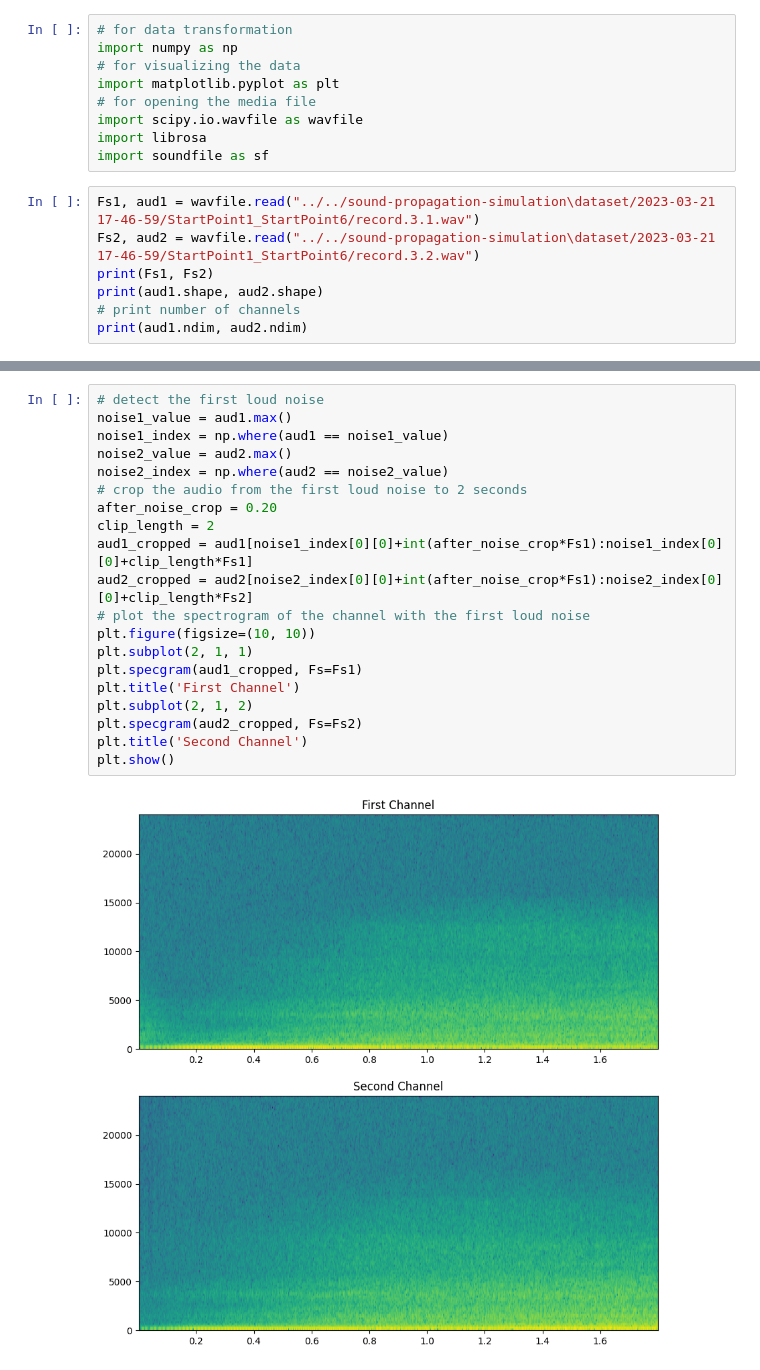
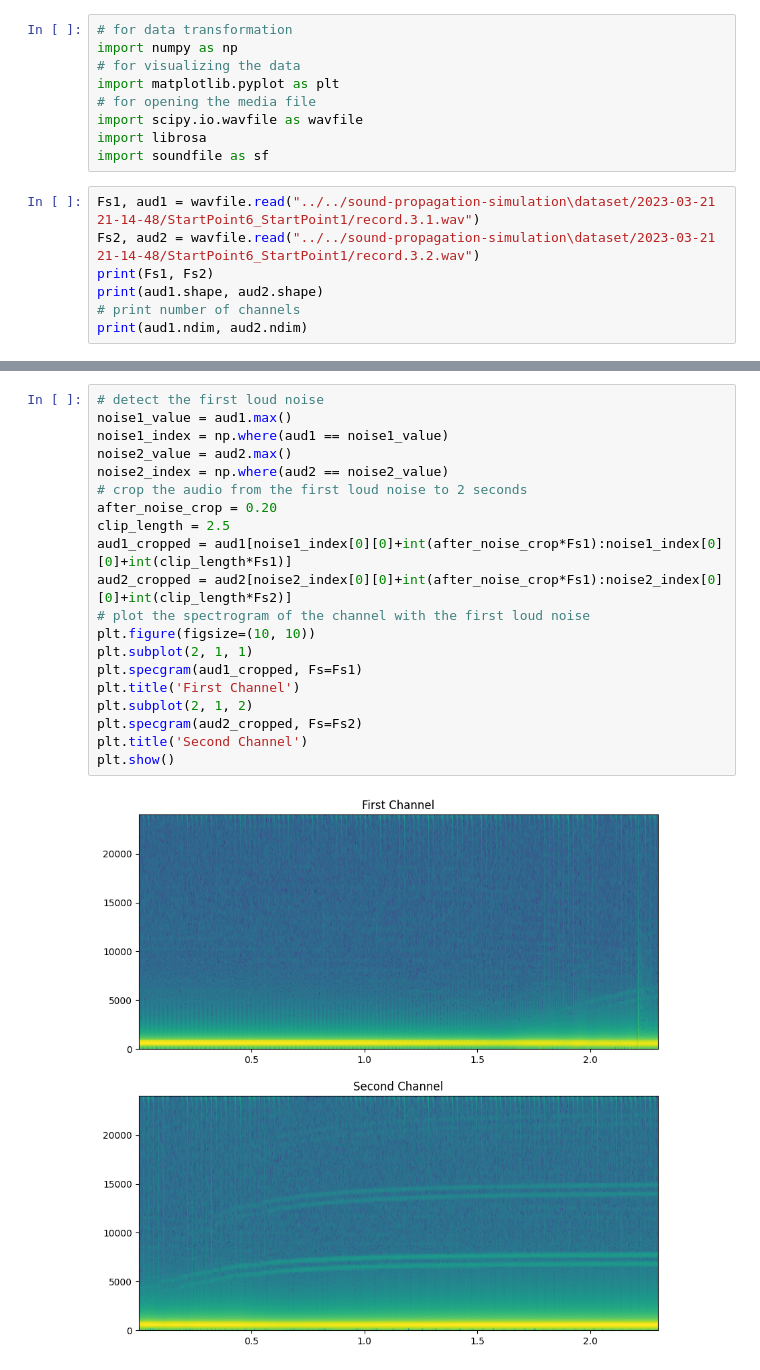
Before and after one commit to DoSomeWaffles/master_thesis, a Jupyter notebook: tools/sound-to-spectrogram/sound-to-spectogram.ipynb, the cells around one changed output, grey strips where cells are left out. Drawn from its saved outputs; the diff is of its cells as text.

```diff
--- a/tools/sound-to-spectrogram/sound-to-spectogram.ipynb
+++ b/tools/sound-to-spectrogram/sound-to-spectogram.ipynb
@@ -8,8 +8,8 @@ import scipy.io.wavfile as wavfile
 import librosa
 import soundfile as sf
 # %%
-Fs1, aud1 = wavfile.read("../../sound-propagation-simulation\dataset/2023-03-21 17-46-59/StartPoint1_StartPoint6/record.3.1.wav")
-Fs2, aud2 = wavfile.read("../../sound-propagation-simulation\dataset/2023-03-21 17-46-59/StartPoint1_StartPoint6/record.3.2.wav")
+Fs1, aud1 = wavfile.read("../../sound-propagation-simulation\dataset/2023-03-21 21-14-48/StartPoint6_StartPoint1/record.3.1.wav")
+Fs2, aud2 = wavfile.read("../../sound-propagation-simulation\dataset/2023-03-21 21-14-48/StartPoint6_StartPoint1/record.3.2.wav")
 print(Fs1, Fs2)
 print(aud1.shape, aud2.shape)
 # print number of channels
@@ -33,25 +33,25 @@ plt.show()
 # %%
 # detect the first loud noise
 noise1_value = aud1.max()
 noise1_index = np.where(aud1 == noise1_value)
 noise2_value = aud2.max()
 noise2_index = np.where(aud2 == noise2_value)
 # crop the audio from the first loud noise to 2 seconds
 after_noise_crop = 0.20
-clip_length = 2
-aud1_cropped = aud1[noise1_index[0][0]+int(after_noise_crop*Fs1):noise1_index[0][0]+clip_length*Fs1]
-aud2_cropped = aud2[noise2_index[0][0]+int(after_noise_crop*Fs1):noise2_index[0][0]+clip_length*Fs2]
+clip_length = 2.5
+aud1_cropped = aud1[noise1_index[0][0]+int(after_noise_crop*Fs1):noise1_index[0][0]+int(clip_length*Fs1)]
+aud2_cropped = aud2[noise2_index[0][0]+int(after_noise_crop*Fs1):noise2_index[0][0]+int(clip_length*Fs2)]
 # plot the spectrogram of the channel with the first loud noise
 plt.figure(figsize=(10, 10))
 plt.subplot(2, 1, 1)
 plt.specgram(aud1_cropped, Fs=Fs1)
 plt.title('First Channel')
 plt.subplot(2, 1, 2)
 plt.specgram(aud2_cropped, Fs=Fs2)
 plt.title('Second Channel')
 plt.show()
 # %% [output]
-[figure, old version]
+[figure, new version]
 # %%
 # make the two cropped audio as one stereo audio
 stereo_audio = np.array([aud1_cropped, aud2_cropped]).T
```
Also changed, not shown: parts of 3 cells of this notebook, 10 other files.
